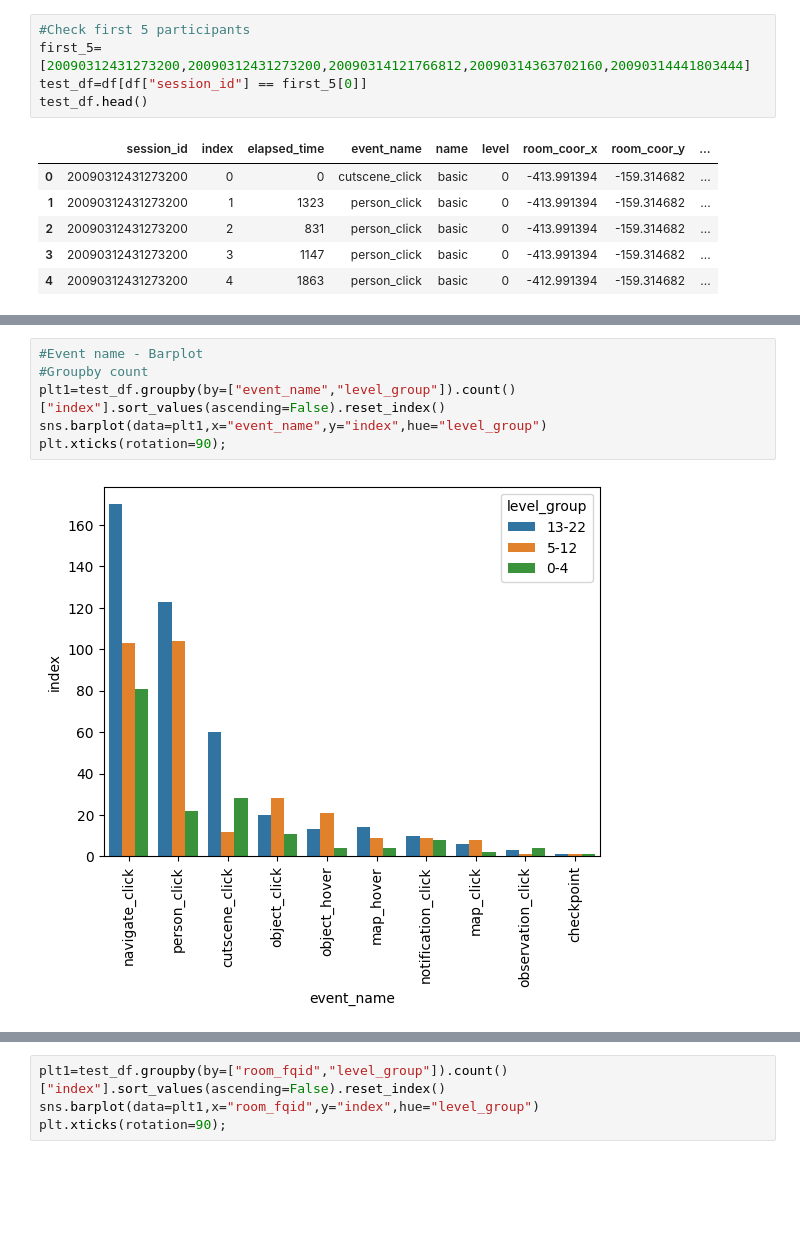
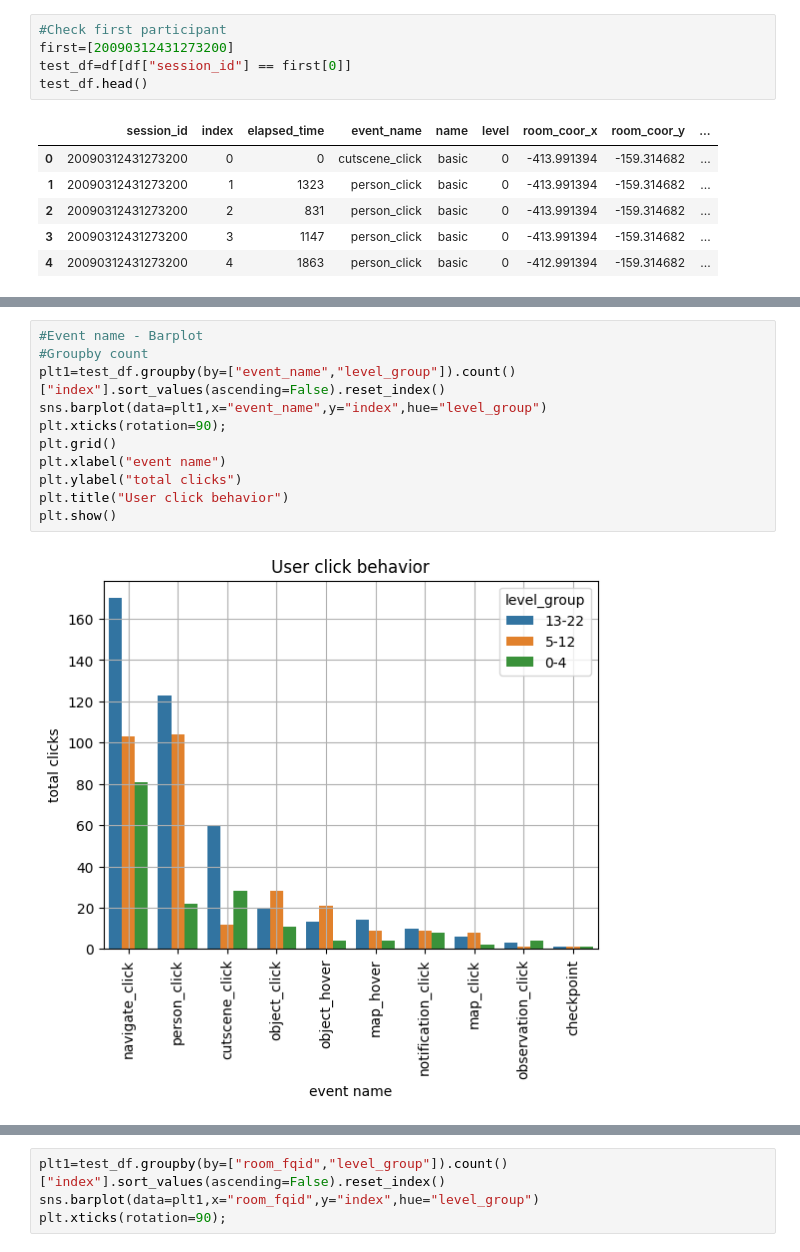
Before and after one commit to ksmorgadog/kaggle_student_prediction, a Jupyter notebook: notebooks/03_EDA_Scoring_and_trends.ipynb, the cells around one changed output, grey strips where cells are left out. Cells and saved outputs as stored; diff of their text form; blank space fills up the shorter version.

```diff
--- a/notebooks/03_EDA_Scoring_and_trends.ipynb
+++ b/notebooks/03_EDA_Scoring_and_trends.ipynb
@@ -44,7 +114,7 @@ scores.head(20)
 # %%
-#Check first 5 participants
-first_5=[20090312431273200,20090312431273200,20090314121766812,20090314363702160,20090314441803444]
-test_df=df[df["session_id"] == first_5[0]]
+#Check first participant
+first=[20090312431273200]
+test_df=df[df["session_id"] == first[0]]
 test_df.head()
 # %% [output]
 |  | session_id | index | elapsed_time | event_name | name | level | room_coor_x | room_coor_y | ... |
@@ -81,8 +199,13 @@ sns.scatterplot(data=test_df,x="screen_coor_x",y="screen_coor_y",hue="level_grou
 # %%
 #Event name - Barplot
 #Groupby count
 plt1=test_df.groupby(by=["event_name","level_group"]).count()["index"].sort_values(ascending=False).reset_index()
 sns.barplot(data=plt1,x="event_name",y="index",hue="level_group")
 plt.xticks(rotation=90);
+plt.grid()
+plt.xlabel("event name")
+plt.ylabel("total clicks")
+plt.title("User click behavior")
+plt.show()
 # %% [output]
-[figure, old version]
+[figure, new version]
```
Also changed, not shown: parts of 30 cells of this notebook.
